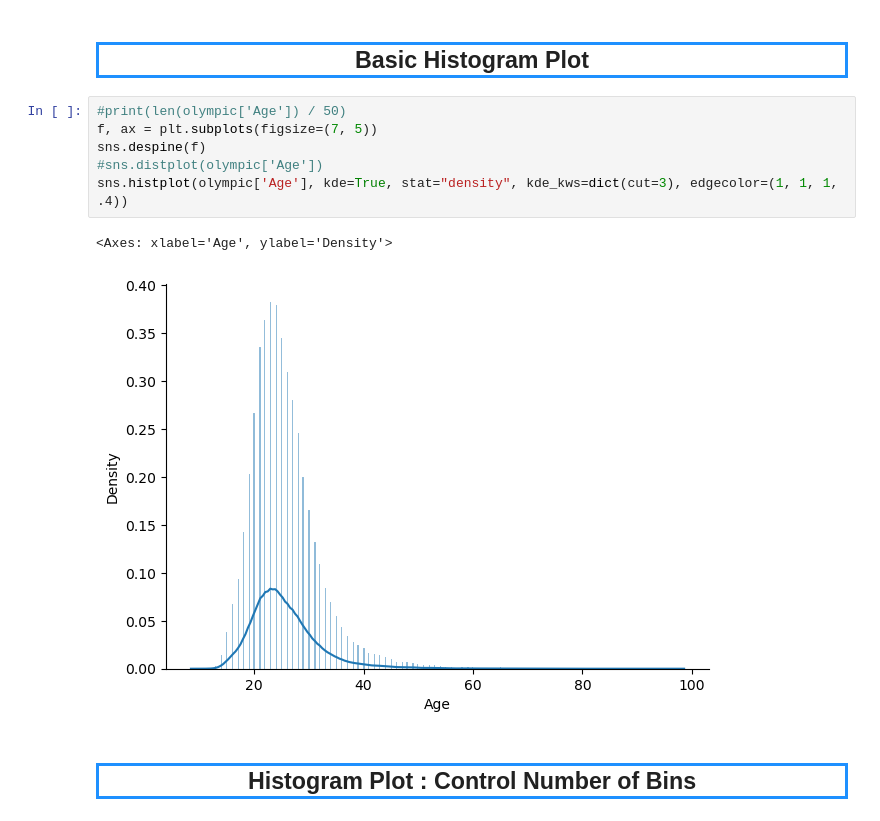
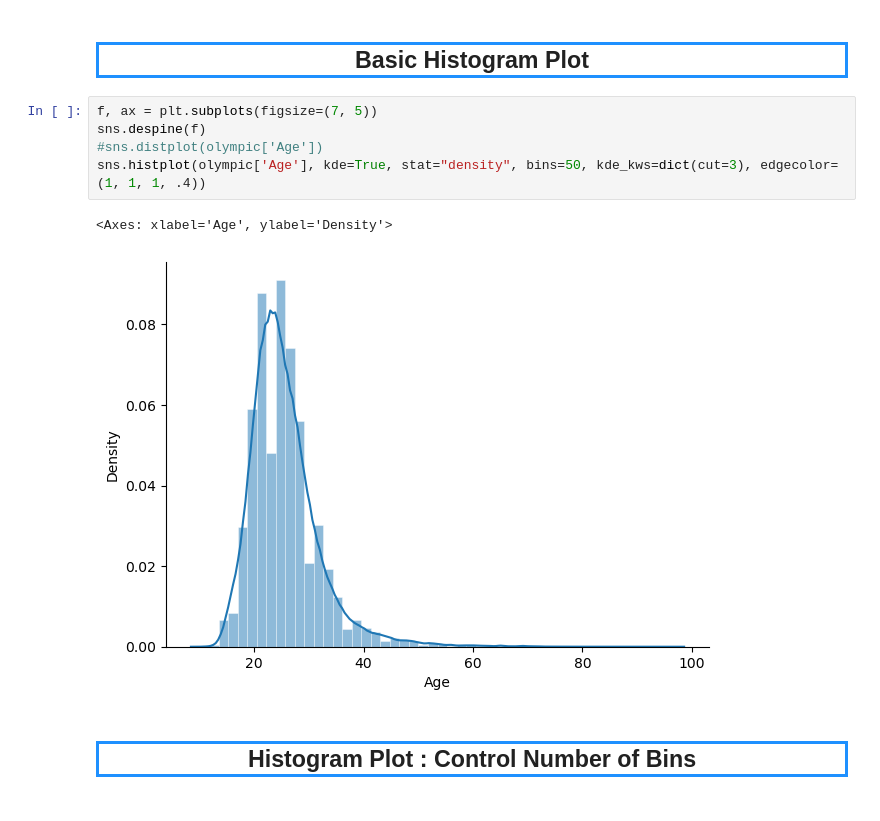
Before and after one commit to FredrikDellby/ML-For-Beginners, a Jupyter notebook: 2-Regression/2-Data/seaborn_intro.ipynb, the cells around one changed output. Drawn from its saved outputs; the diff is of its cells as text.

```diff
--- a/2-Regression/2-Data/seaborn_intro.ipynb
+++ b/2-Regression/2-Data/seaborn_intro.ipynb
@@ -177,14 +177,13 @@ sns.lineplot(x='Age', y='Height', data=olympic, estimator=None)
 <a id="basic_histogram_plot"></a>
 <h2 style='border:3px solid DodgerBlue;'><center>Basic Histogram Plot</center></h2>
 # %%
-#print(len(olympic['Age']) / 50)
 f, ax = plt.subplots(figsize=(7, 5))
 sns.despine(f)
 #sns.distplot(olympic['Age'])
-sns.histplot(olympic['Age'], kde=True, stat="density", kde_kws=dict(cut=3), edgecolor=(1, 1, 1, .4))
+sns.histplot(olympic['Age'], kde=True, stat="density", bins=50, kde_kws=dict(cut=3), edgecolor=(1, 1, 1, .4))
 # %% [output]
 <Axes: xlabel='Age', ylabel='Density'>
-[figure, old version]
+[figure, new version]
 # %% [markdown]
 <a id="bins_histogram_plot"></a>
 <h2 style='border:3px solid DodgerBlue;'><center>Histogram Plot : Control Number of Bins</center></h2>
```
Also changed, not shown: parts of 12 cells of this notebook.
